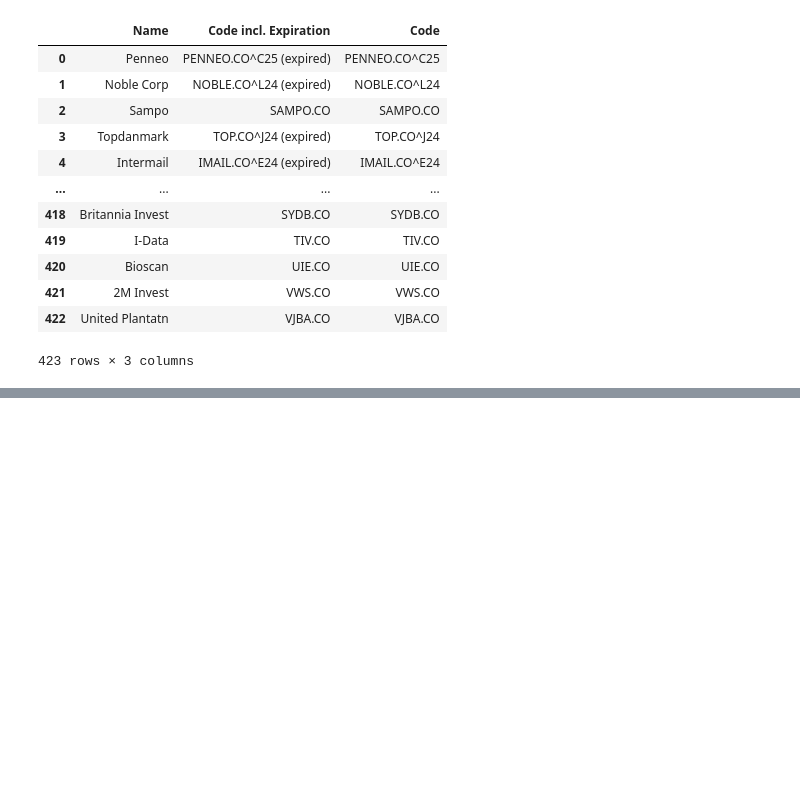
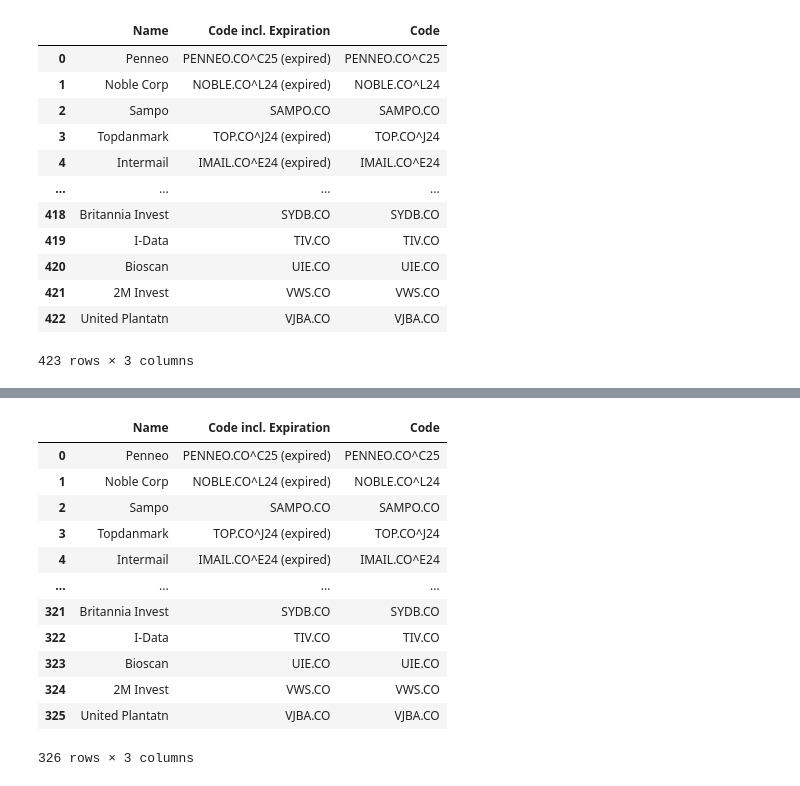
Before and after one commit to johanoelgaard/MastersThesis, a Jupyter notebook: eikon.ipynb, the cells around one changed output, grey strips where cells are left out. Drawn from its saved outputs; the diff is of its cells as text; code cells hidden in the pictures; blank space fills up the shorter version.

```diff
--- a/eikon.ipynb
+++ b/eikon.ipynb
@@ -57,3 +155,21 @@ trade_values_df.index.name = "Timestamp"
+# %%
+# use valid_tickers to filter the stocks_df
+stocks_df = stocks_df[stocks_df['Code'].isin(valid_tickers)].reset_index(drop=True)
+display(stocks_df)
+# %% [output]
+|  | Name | Code incl. Expiration | Code |
+| 0 | Penneo | PENNEO.CO^C25 (expired) | PENNEO.CO^C25 |
+| 1 | Noble Corp | NOBLE.CO^L24 (expired) | NOBLE.CO^L24 |
+| 2 | Sampo | SAMPO.CO | SAMPO.CO |
+| 3 | Topdanmark | TOP.CO^J24 (expired) | TOP.CO^J24 |
+| 4 | Intermail | IMAIL.CO^E24 (expired) | IMAIL.CO^E24 |
+| ... | ... | ... | ... |
+| 321 | Britannia Invest | SYDB.CO | SYDB.CO |
+| 322 | I-Data | TIV.CO | TIV.CO |
+| 323 | Bioscan | UIE.CO | UIE.CO |
+| 324 | 2M Invest | VWS.CO | VWS.CO |
+| 325 | United Plantatn | VJBA.CO | VJBA.CO |
+326 rows × 3 columns
 # %%
 # # overlapping w. trade_values_df
 # common_df = market_dfs['Common'].iloc[:,1:]
```
Also changed, not shown: parts of 8 cells of this notebook, 2 other files.
